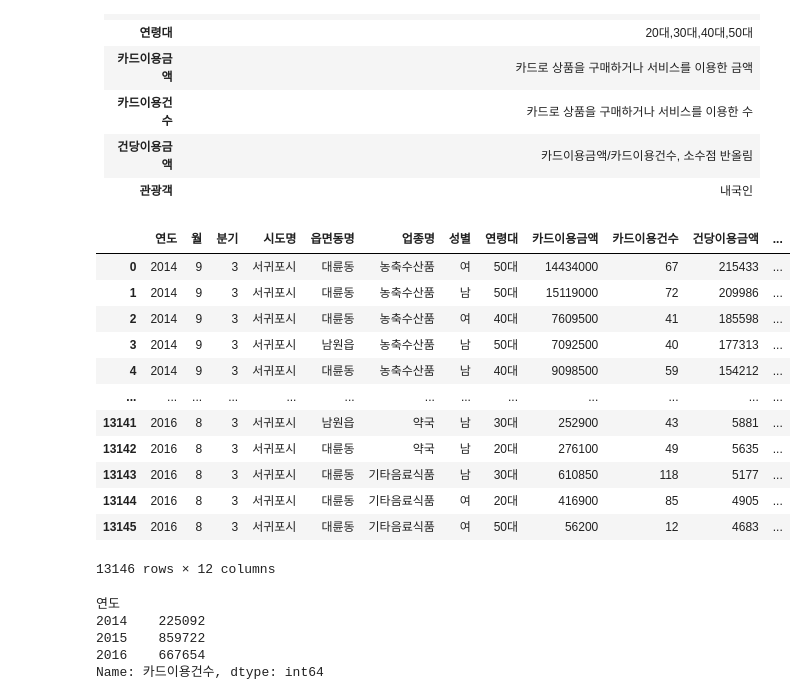
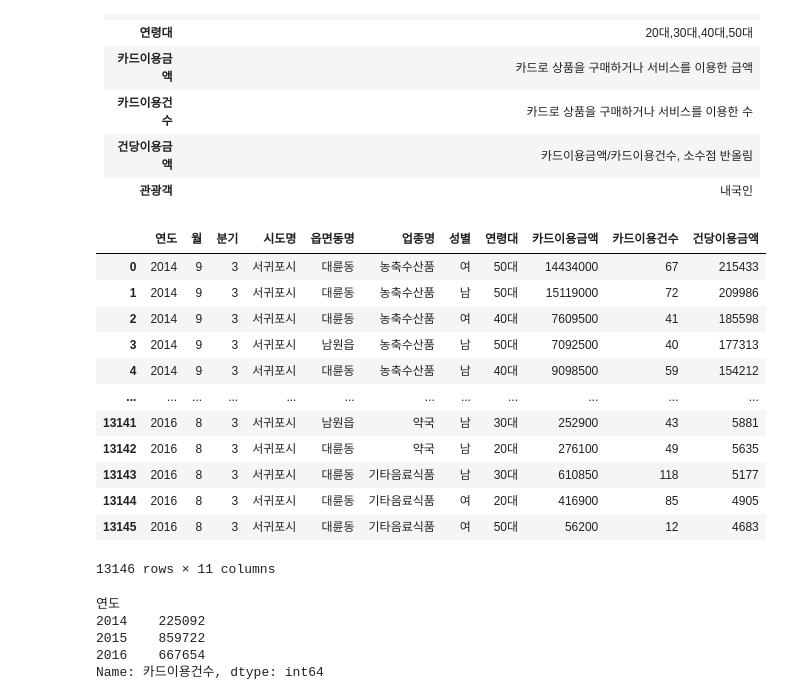
Before and after one commit to HayeonKimm/Tourist_Consumption_Analysis, a Jupyter notebook: code/2_analysis/BC카드 데이터 시각화_조아진.ipynb, the cells around one changed output. Saved outputs shown, nothing was run; the diff lists cells and outputs as text; code cells hidden in the pictures.

```diff
--- a/code/2_analysis/BC카드 데이터 시각화_조아진.ipynb
+++ b/code/2_analysis/BC카드 데이터 시각화_조아진.ipynb
@@ -34,23 +34,20 @@ plt.style.use("bmh")
 # %%
 df=pd.read_csv('C:\study\jeju.csv', encoding='cp949')
 df
-
-df10=pd.read_csv('C:\study\jeju10.csv', encoding='cp949')
-df10
 # %% [output]
-|  | 연도 | 월 | 분기 | 시도명 | 읍면동명 | 업종명 | 성별 | 연령대 | 카드이용금액 | 카드이용건수 | 건당이용금액 | ... |
-| 0 | 2014 | 9 | 3 | 서귀포시 | 대륜동 | 농축수산품 | 여 | 50대 | 14434000 | 67 | 215433 | ... |
-| 1 | 2014 | 9 | 3 | 서귀포시 | 대륜동 | 농축수산품 | 남 | 50대 | 15119000 | 72 | 209986 | ... |
-| 2 | 2014 | 9 | 3 | 서귀포시 | 대륜동 | 농축수산품 | 여 | 40대 | 7609500 | 41 | 185598 | ... |
-| 3 | 2014 | 9 | 3 | 서귀포시 | 남원읍 | 농축수산품 | 남 | 50대 | 7092500 | 40 | 177313 | ... |
-| 4 | 2014 | 9 | 3 | 서귀포시 | 대륜동 | 농축수산품 | 남 | 40대 | 9098500 | 59 | 154212 | ... |
-| ... | ... | ... | ... | ... | ... | ... | ... | ... | ... | ... | ... | ... |
-| 13141 | 2016 | 8 | 3 | 서귀포시 | 남원읍 | 약국 | 남 | 30대 | 252900 | 43 | 5881 | ... |
-| 13142 | 2016 | 8 | 3 | 서귀포시 | 대륜동 | 약국 | 남 | 20대 | 276100 | 49 | 5635 | ... |
-| 13143 | 2016 | 8 | 3 | 서귀포시 | 대륜동 | 기타음료식품 | 남 | 30대 | 610850 | 118 | 5177 | ... |
-| 13144 | 2016 | 8 | 3 | 서귀포시 | 대륜동 | 기타음료식품 | 여 | 20대 | 416900 | 85 | 4905 | ... |
-| 13145 | 2016 | 8 | 3 | 서귀포시 | 대륜동 | 기타음료식품 | 여 | 50대 | 56200 | 12 | 4683 | ... |
+|  | 연도 | 월 | 분기 | 시도명 | 읍면동명 | 업종명 | 성별 | 연령대 | 카드이용금액 | 카드이용건수 | 건당이용금액 |
+| 0 | 2014 | 9 | 3 | 서귀포시 | 대륜동 | 농축수산품 | 여 | 50대 | 14434000 | 67 | 215433 |
+| 1 | 2014 | 9 | 3 | 서귀포시 | 대륜동 | 농축수산품 | 남 | 50대 | 15119000 | 72 | 209986 |
+| 2 | 2014 | 9 | 3 | 서귀포시 | 대륜동 | 농축수산품 | 여 | 40대 | 7609500 | 41 | 185598 |
+| 3 | 2014 | 9 | 3 | 서귀포시 | 남원읍 | 농축수산품 | 남 | 50대 | 7092500 | 40 | 177313 |
+| 4 | 2014 | 9 | 3 | 서귀포시 | 대륜동 | 농축수산품 | 남 | 40대 | 9098500 | 59 | 154212 |
+| ... | ... | ... | ... | ... | ... | ... | ... | ... | ... | ... | ... |
+| 13141 | 2016 | 8 | 3 | 서귀포시 | 남원읍 | 약국 | 남 | 30대 | 252900 | 43 | 5881 |
+| 13142 | 2016 | 8 | 3 | 서귀포시 | 대륜동 | 약국 | 남 | 20대 | 276100 | 49 | 5635 |
+| 13143 | 2016 | 8 | 3 | 서귀포시 | 대륜동 | 기타음료식품 | 남 | 30대 | 610850 | 118 | 5177 |
+| 13144 | 2016 | 8 | 3 | 서귀포시 | 대륜동 | 기타음료식품 | 여 | 20대 | 416900 | 85 | 4905 |
+| 13145 | 2016 | 8 | 3 | 서귀포시 | 대륜동 | 기타음료식품 | 여 | 50대 | 56200 | 12 | 4683 |
-13146 rows × 12 columns
+13146 rows × 11 columns
 # %%
 # 연도별 카드이용건수 합계
 df_year_count=df.groupby('연도')['카드이용건수'].sum()
```
Also changed, not shown: parts of 52 cells of this notebook.
